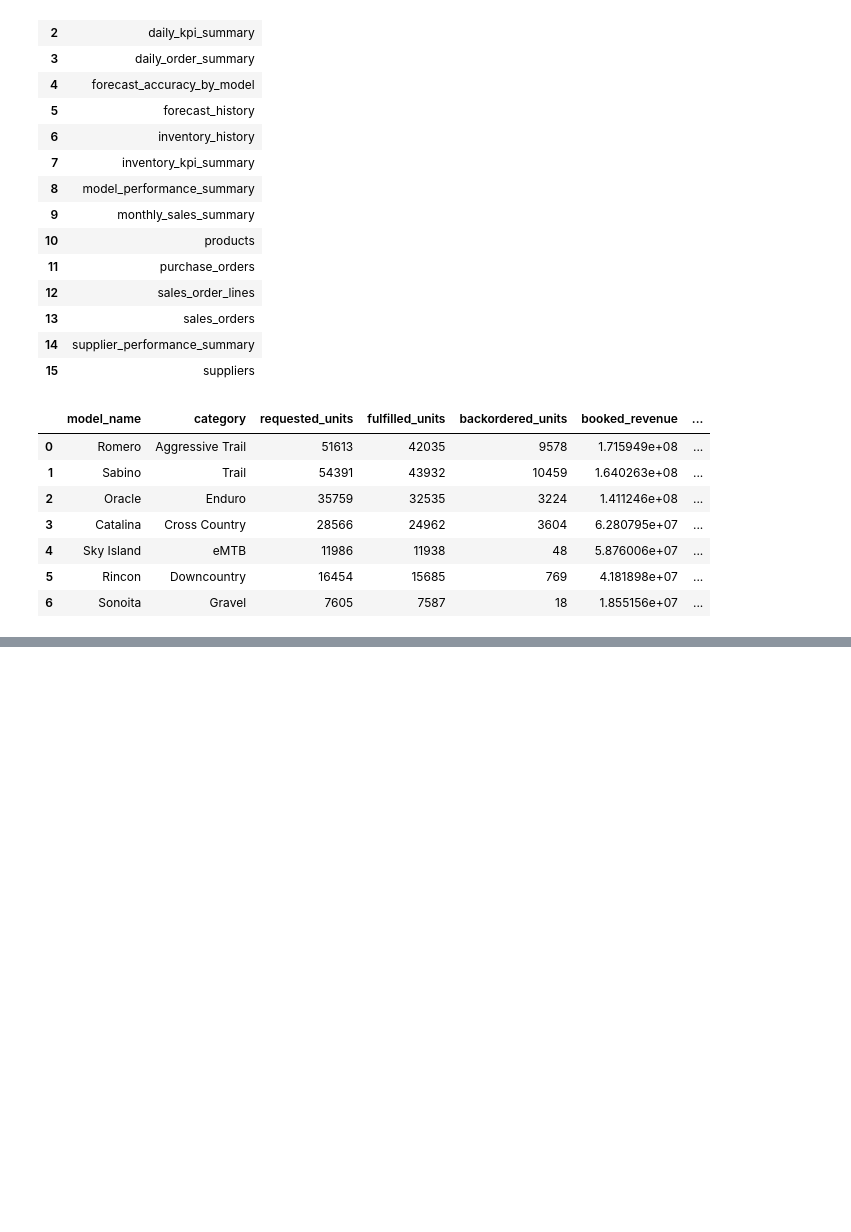
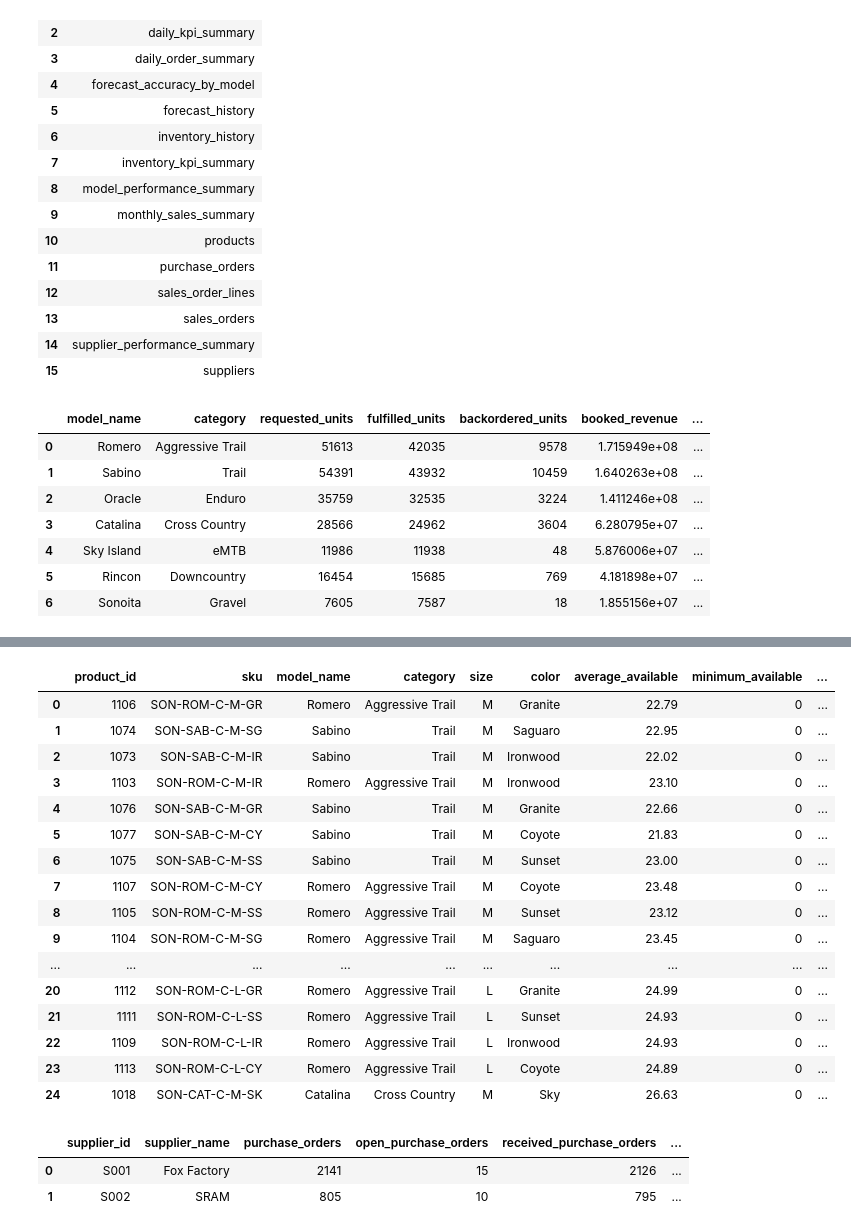
Before and after one commit to samuellettes/sonoran-cycles-supply-chain-analytics, a Jupyter notebook: notebooks/05_SQL_Analysis.ipynb, the cells around one changed output, grey strips where cells are left out. Cells and saved outputs as stored; diff of their text form; code cells hidden in the pictures; blank space fills up the shorter version.

Commit message:
Correct supplier master data mapping

```diff
--- a/notebooks/05_SQL_Analysis.ipynb
+++ b/notebooks/05_SQL_Analysis.ipynb
@@ -88,0 +208,67 @@ model_performance
+# %%
+query = """
+SELECT
+    product_id,
+    sku,
+    model_name,
+    category,
+    size,
+    color,
+    ROUND(average_available, 2) AS average_available,
+    minimum_available,
+    ending_available,
+    stockout_days,
+    ROUND(stockout_rate, 3) AS stockout_rate
+FROM inventory_kpi_summary
+ORDER BY
+    stockout_days DESC,
+    stockout_rate DESC,
+    average_available ASC
+LIMIT 25;
+"""
+
+worst_stockout_skus = run_query(query)
+worst_stockout_skus
+# %% [output]
+|  | product_id | sku | model_name | category | size | color | average_available | minimum_available | ... |
+| 0 | 1106 | SON-ROM-C-M-GR | Romero | Aggressive Trail | M | Granite | 22.79 | 0 | ... |
+| 1 | 1074 | SON-SAB-C-M-SG | Sabino | Trail | M | Saguaro | 22.95 | 0 | ... |
+| 2 | 1073 | SON-SAB-C-M-IR | Sabino | Trail | M | Ironwood | 22.02 | 0 | ... |
+| 3 | 1103 | SON-ROM-C-M-IR | Romero | Aggressive Trail | M | Ironwood | 23.10 | 0 | ... |
+| 4 | 1076 | SON-SAB-C-M-GR | Sabino | Trail | M | Granite | 22.66 | 0 | ... |
+| 5 | 1077 | SON-SAB-C-M-CY | Sabino | Trail | M | Coyote | 21.83 | 0 | ... |
+| 6 | 1075 | SON-SAB-C-M-SS | Sabino | Trail | M | Sunset | 23.00 | 0 | ... |
+| 7 | 1107 | SON-ROM-C-M-CY | Romero | Aggressive Trail | M | Coyote | 23.48 | 0 | ... |
+| 8 | 1105 | SON-ROM-C-M-SS | Romero | Aggressive Trail | M | Sunset | 23.12 | 0 | ... |
+| 9 | 1104 | SON-ROM-C-M-SG | Romero | Aggressive Trail | M | Saguaro | 23.45 | 0 | ... |
+| ... | ... | ... | ... | ... | ... | ... | ... | ... | ... |
+| 20 | 1112 | SON-ROM-C-L-GR | Romero | Aggressive Trail | L | Granite | 24.99 | 0 | ... |
+| 21 | 1111 | SON-ROM-C-L-SS | Romero | Aggressive Trail | L | Sunset | 24.93 | 0 | ... |
+| 22 | 1109 | SON-ROM-C-L-IR | Romero | Aggressive Trail | L | Ironwood | 24.93 | 0 | ... |
+| 23 | 1113 | SON-ROM-C-L-CY | Romero | Aggressive Trail | L | Coyote | 24.89 | 0 | ... |
+| 24 | 1018 | SON-CAT-C-M-SK | Catalina | Cross Country | M | Sky | 26.63 | 0 | ... |
+# %%
+query = """
+SELECT
+    supplier_id,
+    supplier_name,
+    purchase_orders,
+    open_purchase_orders,
+    received_purchase_orders,
+    ordered_units,
+    received_units,
+    open_units,
+    ROUND(average_lead_time_days, 1) AS average_lead_time_days,
+    ROUND(receipt_rate, 3) AS receipt_rate
+FROM supplier_performance_summary
+ORDER BY
+    open_units DESC,
+    ordered_units DESC;
+"""
+
+supplier_exposure = run_query(query)
+supplier_exposure
+# %% [output]
+|  | supplier_id | supplier_name | purchase_orders | open_purchase_orders | received_purchase_orders | ... |
+| 0 | S001 | Fox Factory | 2141 | 15 | 2126 | ... |
+| 1 | S002 | SRAM | 805 | 10 | 795 | ... |
```
Also changed, not shown: parts of 4 cells of this notebook, 16 other files.
